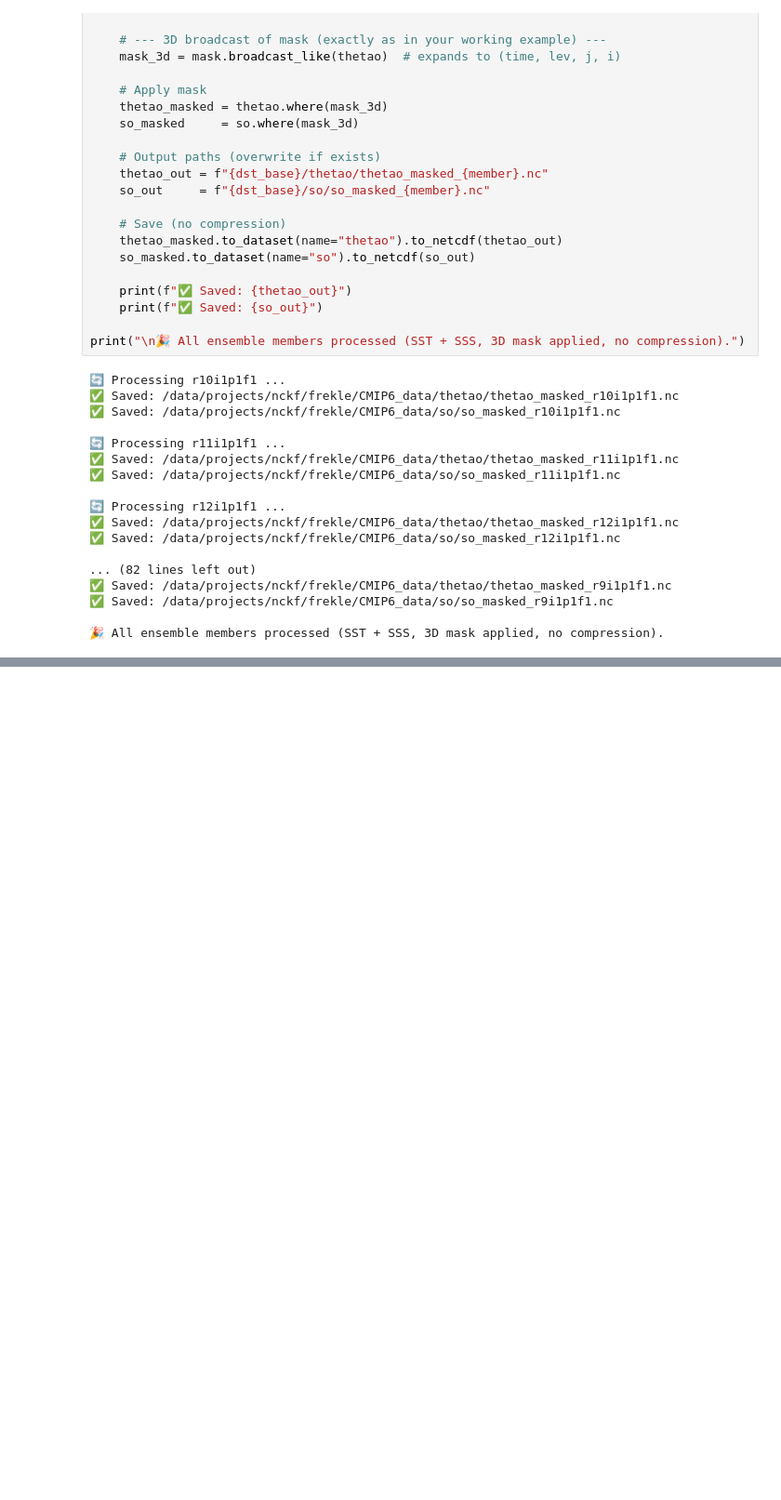
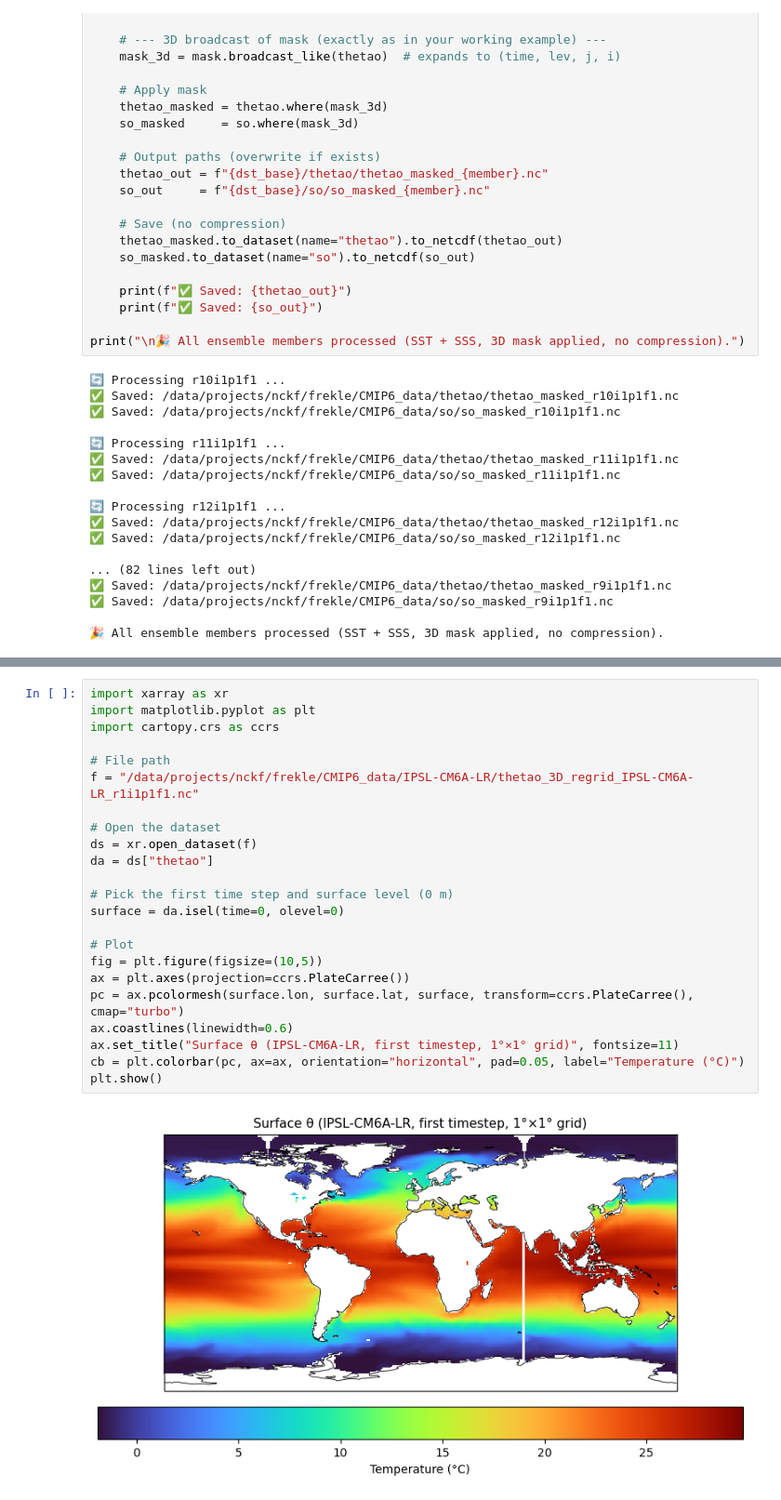
Before and after one commit to frejahk9/Master-thesis-2026, a Jupyter notebook: Masks.ipynb, the cells around one changed output, grey strips where cells are left out. Shown at 93% size. Drawn from its saved outputs; the diff is of its cells as text; blank space fills up the shorter version.

```diff
--- a/Masks.ipynb
+++ b/Masks.ipynb
@@ -425,0 +679,25 @@ print("\n🎉 All ensemble members processed (SST + SSS, 3D mask applied, no com
+# %%
+import xarray as xr
+import matplotlib.pyplot as plt
+import cartopy.crs as ccrs
+
+# File path
+f = "/data/projects/nckf/frekle/CMIP6_data/IPSL-CM6A-LR/thetao_3D_regrid_IPSL-CM6A-LR_r1i1p1f1.nc"
+
+# Open the dataset
+ds = xr.open_dataset(f)
+da = ds["thetao"]
+
+# Pick the first time step and surface level (0 m)
+surface = da.isel(time=0, olevel=0)
+
+# Plot
+fig = plt.figure(figsize=(10,5))
+ax = plt.axes(projection=ccrs.PlateCarree())
+pc = ax.pcolormesh(surface.lon, surface.lat, surface, transform=ccrs.PlateCarree(), cmap="turbo")
+ax.coastlines(linewidth=0.6)
+ax.set_title("Surface θ (IPSL-CM6A-LR, first timestep, 1°×1° grid)", fontsize=11)
+cb = plt.colorbar(pc, ax=ax, orientation="horizontal", pad=0.05, label="Temperature (°C)")
+plt.show()
+# %% [output]
+[figure, added]
```
Also changed, not shown: parts of 12 cells of this notebook, 45 other files.
